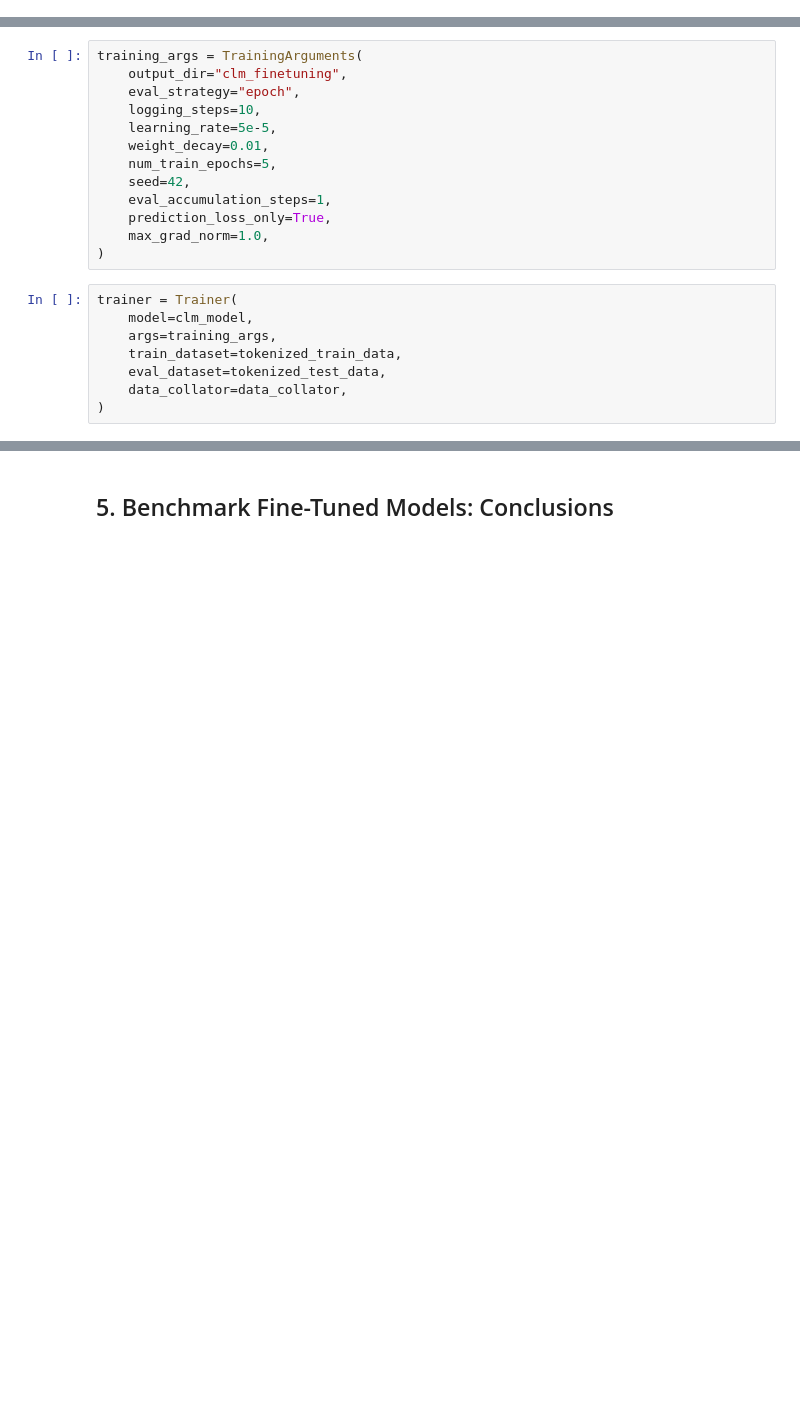
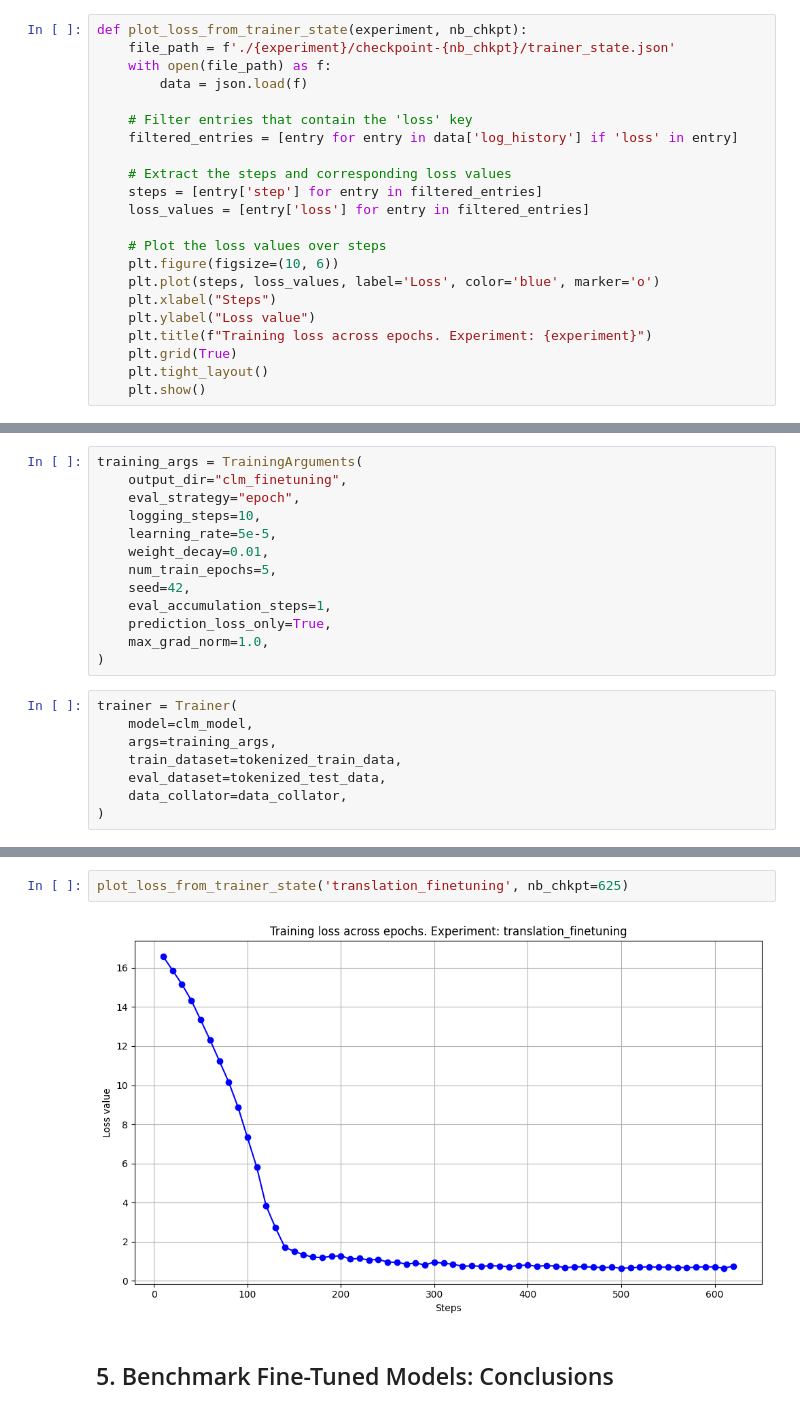
Before and after one commit to B-Gendron/tutorial-deeploria, a Jupyter notebook: lab/llm_tutorial_lab.ipynb, the cells around one changed output, grey strips where cells are left out. Saved outputs shown, nothing was run; the diff lists cells and outputs as text; blank space fills up the shorter version.

```diff
--- a/lab/llm_tutorial_lab.ipynb
+++ b/lab/llm_tutorial_lab.ipynb
@@ -571 +563,23 @@ To perform this task using a decoder-only language model, two main approaches ar
+# %%
+def plot_loss_from_trainer_state(experiment, nb_chkpt):
+    file_path = f'./{experiment}/checkpoint-{nb_chkpt}/trainer_state.json'
+    with open(file_path) as f:
+        data = json.load(f)
+
+    # Filter entries that contain the 'loss' key
+    filtered_entries = [entry for entry in data['log_history'] if 'loss' in entry]
+
+    # Extract the steps and corresponding loss values
+    steps = [entry['step'] for entry in filtered_entries]
+    loss_values = [entry['loss'] for entry in filtered_entries]
+
+    # Plot the loss values over steps
+    plt.figure(figsize=(10, 6))
+    plt.plot(steps, loss_values, label='Loss', color='blue', marker='o')
+    plt.xlabel("Steps")
+    plt.ylabel("Loss value")
+    plt.title(f"Training loss across epochs. Experiment: {experiment}")
+    plt.grid(True)
+    plt.tight_layout()
+    plt.show()
 # %% [markdown]
@@ -661,2 +754,6 @@ Text summarization is the task of generating a concise and coherent summary that
+# %%
+plot_loss_from_trainer_state('translation_finetuning', nb_chkpt=625)
+# %% [output]
+[figure, added]
 # %% [markdown]
 ## 5. Benchmark Fine-Tuned Models: Conclusions
```
Also changed, not shown: parts of 22 cells of this notebook, 37 other files.
